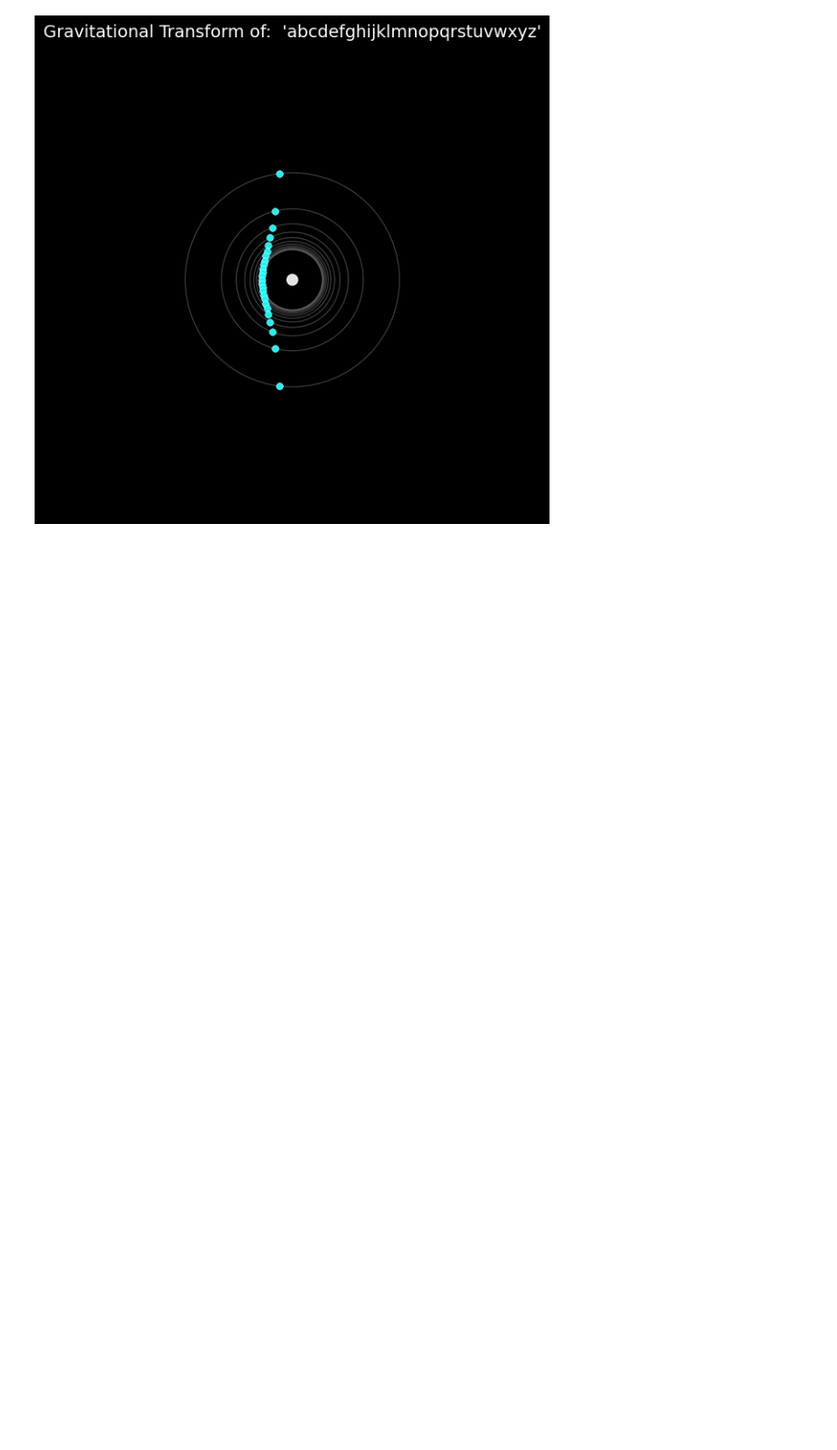
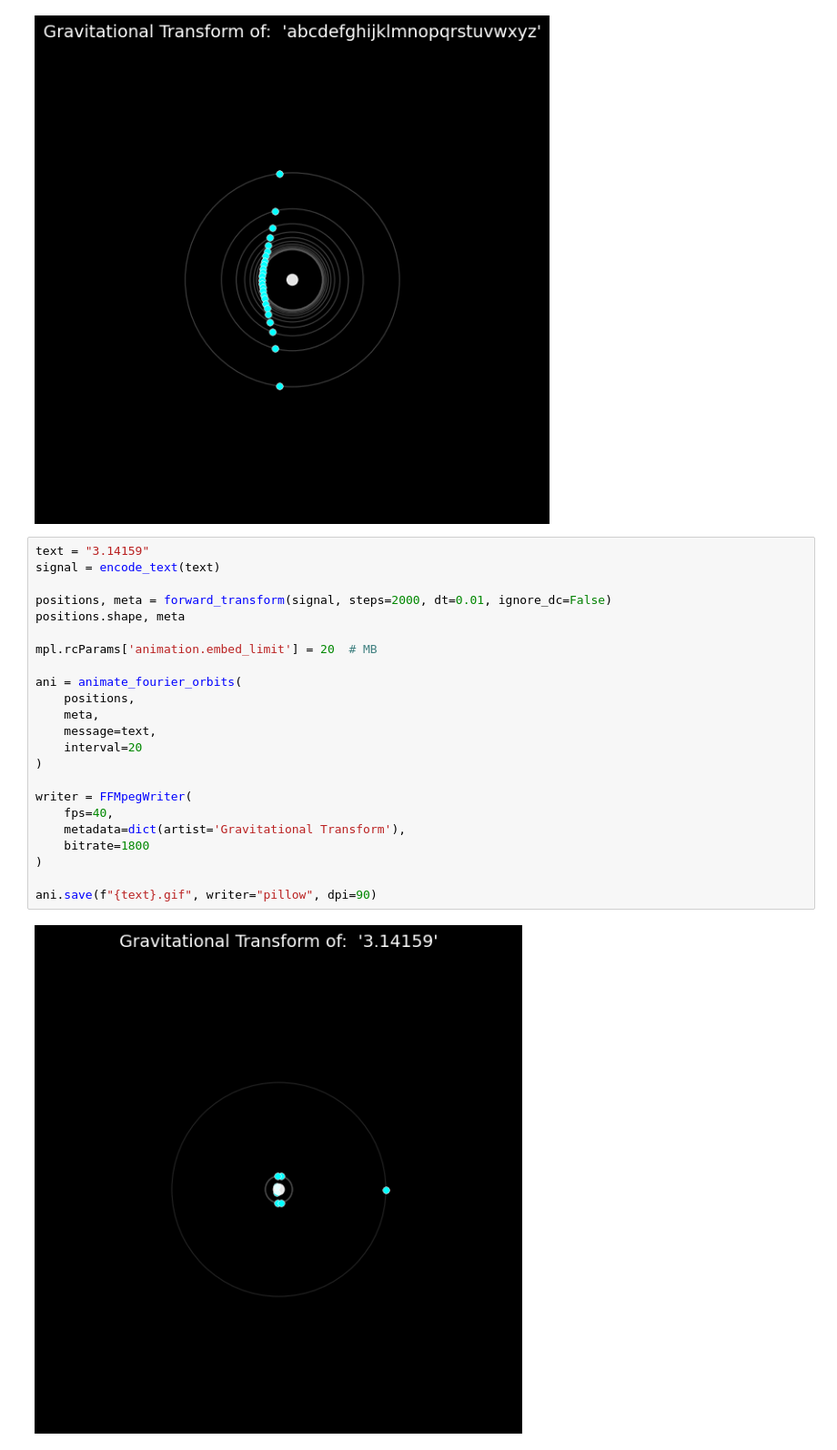
Before and after one commit to Murtato1/gravitational-transform, a Jupyter notebook: examples/gt_presentation_code.ipynb, the cells around one changed output. Shown at 91% size. Drawn from its saved outputs; the diff is of its cells as text; blank space fills up the shorter version.

Commit message:
More example gifs and added note to inv_transform

```diff
--- a/examples/gt_presentation_code.ipynb
+++ b/examples/gt_presentation_code.ipynb
@@ -90,3 +90,28 @@ writer = FFMpegWriter(
 ani.save(f"{text}.gif", writer="pillow", dpi=90)
 # %% [output]
 [figure]
+# %%
+text = "3.14159"
+signal = encode_text(text)
+
+positions, meta = forward_transform(signal, steps=2000, dt=0.01, ignore_dc=False)
+positions.shape, meta
+
+mpl.rcParams['animation.embed_limit'] = 20  # MB
+
+ani = animate_fourier_orbits(
+    positions,
+    meta,
+    message=text,
+    interval=20
+)
+
+writer = FFMpegWriter(
+    fps=40,
+    metadata=dict(artist='Gravitational Transform'),
+    bitrate=1800
+)
+
+ani.save(f"{text}.gif", writer="pillow", dpi=90)
+# %% [output]
+[figure, added]
```
Also changed, not shown: parts of 1 cell of this notebook, 6 other files.
